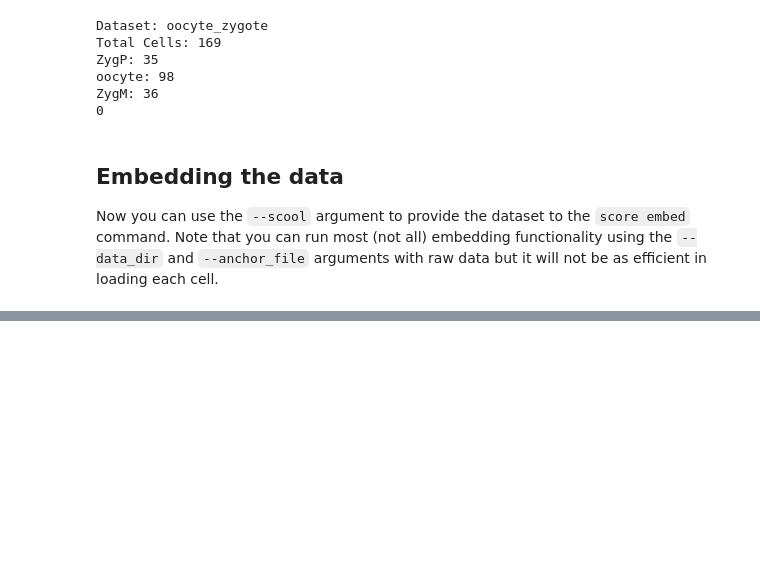
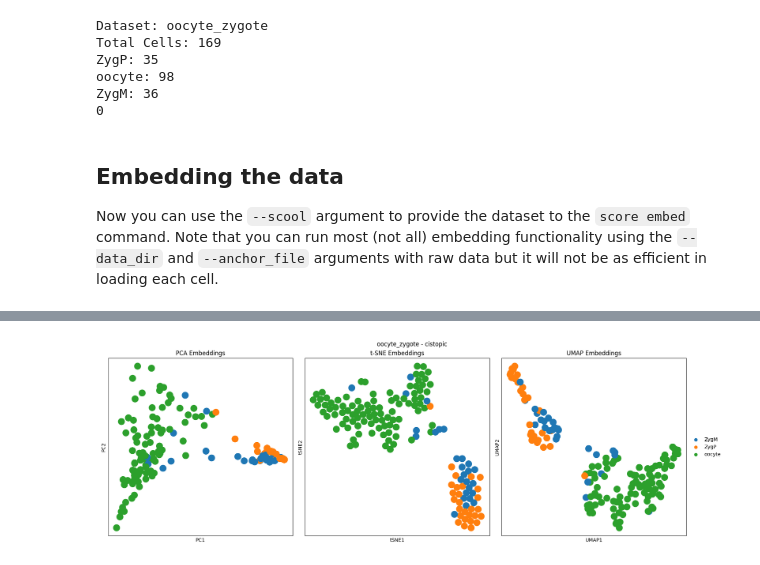
Before and after one commit to JinLabBioinfo/SCORE, a Jupyter notebook: tutorials/intro.ipynb, the cells around one changed output, grey strips where cells are left out. Cells and saved outputs as stored; diff of their text form; code cells hidden in the pictures; blank space fills up the shorter version.

```diff
--- a/tutorials/intro.ipynb
+++ b/tutorials/intro.ipynb
@@ -103,0 +105,4 @@ Writing scHiCTools data (this only needs to be done once for each resolution or
+# %%
+Image(filename='results/oocyte_zygote/1M/cistopic/celltype_plots/embedding.png')
+# %% [output]
+[figure, added]
```
Also changed, not shown: parts of 2 cells of this notebook, 1 other file.
